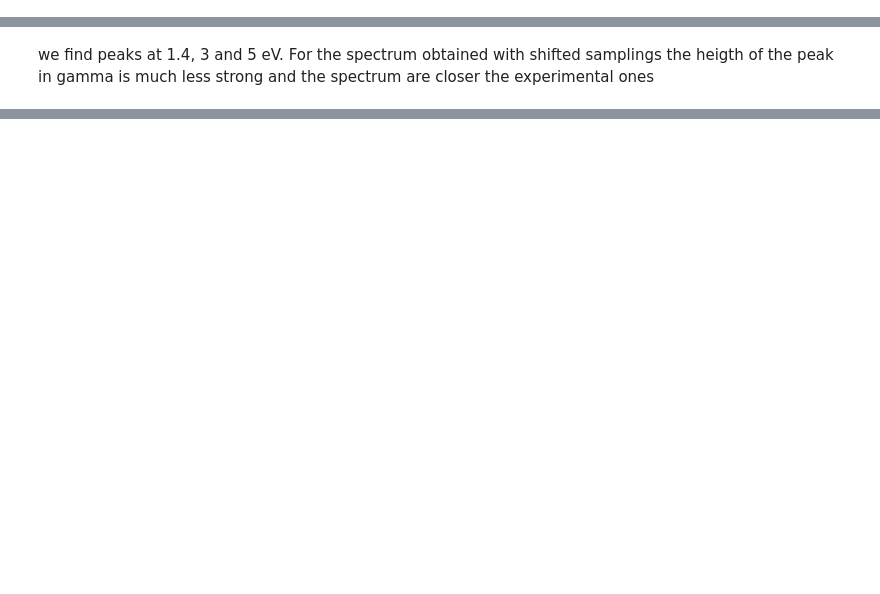
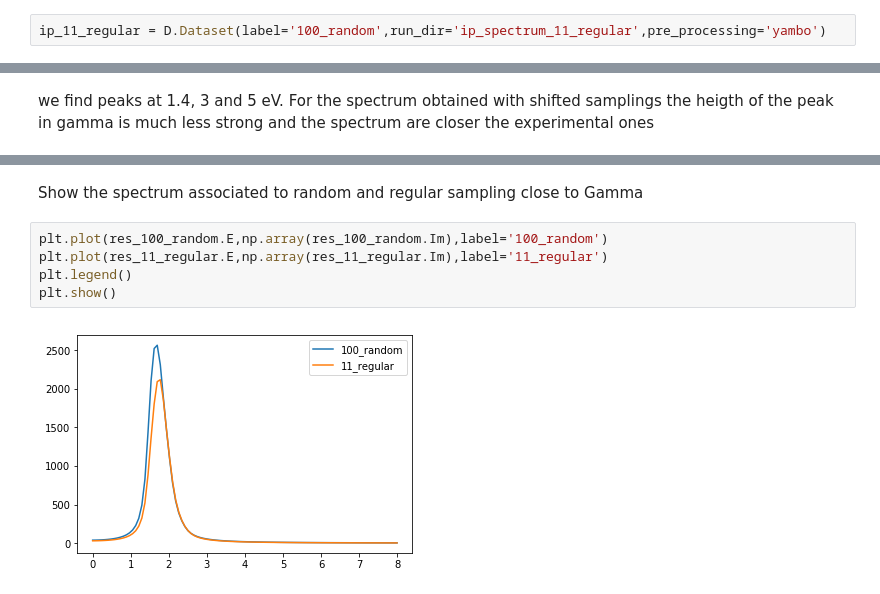
Before and after one commit to marcodalessandro76/Generation-and-decay-of-the-degree-of-spin-polarization-in-GaAs, a Jupyter notebook: Absorption_spectrum_ip.ipynb, the cells around one changed output, grey strips where cells are left out. Drawn from its saved outputs; the diff is of its cells as text; blank space fills up the shorter version.

```diff
--- a/Absorption_spectrum_ip.ipynb
+++ b/Absorption_spectrum_ip.ipynb
@@ -169,0 +200,2 @@ parse file : ip_spectrum_100_random/absorption_ip/o-absorption_ip.eps_q1_ip
+# %%
+ip_11_regular = D.Dataset(label='100_random',run_dir='ip_spectrum_11_regular',pre_processing='yambo')
@@ -200,0 +260,9 @@ plt.show()
+# %% [markdown]
+Show the spectrum associated to random and regular sampling close to Gamma
+# %%
+plt.plot(res_100_random.E,np.array(res_100_random.Im),label='100_random')
+plt.plot(res_11_regular.E,np.array(res_11_regular.Im),label='11_regular')
+plt.legend()
+plt.show()
+# %% [output]
+[figure, added]
```
Also changed, not shown: parts of 16 cells of this notebook, 4 other files.
